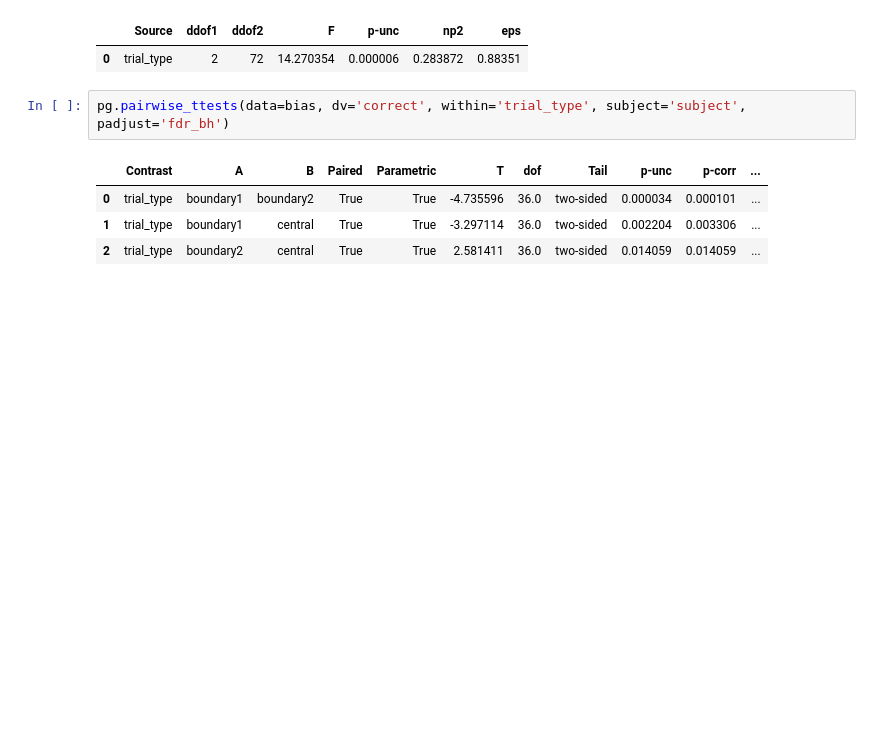
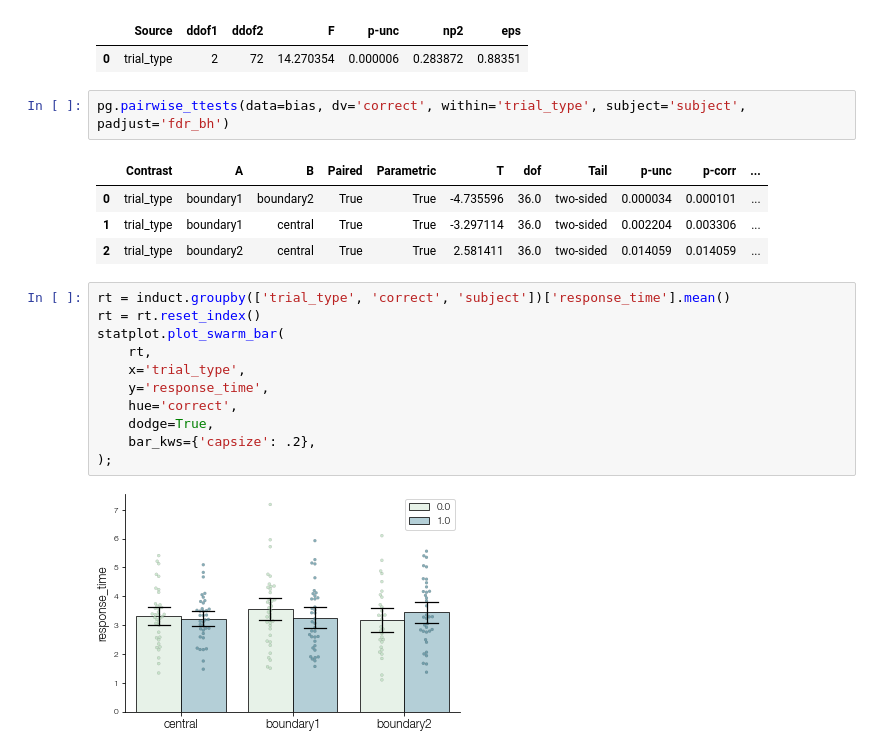
Before and after one commit to prestonlab/tesser, a Jupyter notebook: jupyter/plot_induct.ipynb, the cells around one changed output. Drawn from its saved outputs; the diff is of its cells as text; blank space fills up the shorter version.

```diff
--- a/jupyter/plot_induct.ipynb
+++ b/jupyter/plot_induct.ipynb
@@ -93,3 +69,16 @@ pg.pairwise_ttests(data=bias, dv='correct', within='trial_type', subject='subjec
 | 0 | trial_type | boundary1 | boundary2 | True | True | -4.735596 | 36.0 | two-sided | 0.000034 | 0.000101 | ... |
 | 1 | trial_type | boundary1 | central | True | True | -3.297114 | 36.0 | two-sided | 0.002204 | 0.003306 | ... |
 | 2 | trial_type | boundary2 | central | True | True | 2.581411 | 36.0 | two-sided | 0.014059 | 0.014059 | ... |
+# %%
+rt = induct.groupby(['trial_type', 'correct', 'subject'])['response_time'].mean()
+rt = rt.reset_index()
+statplot.plot_swarm_bar(
+    rt,
+    x='trial_type',
+    y='response_time',
+    hue='correct',
+    dodge=True,
+    bar_kws={'capsize': .2},
+);
+# %% [output]
+[figure, added]
```
Also changed, not shown: parts of 10 cells of this notebook.
